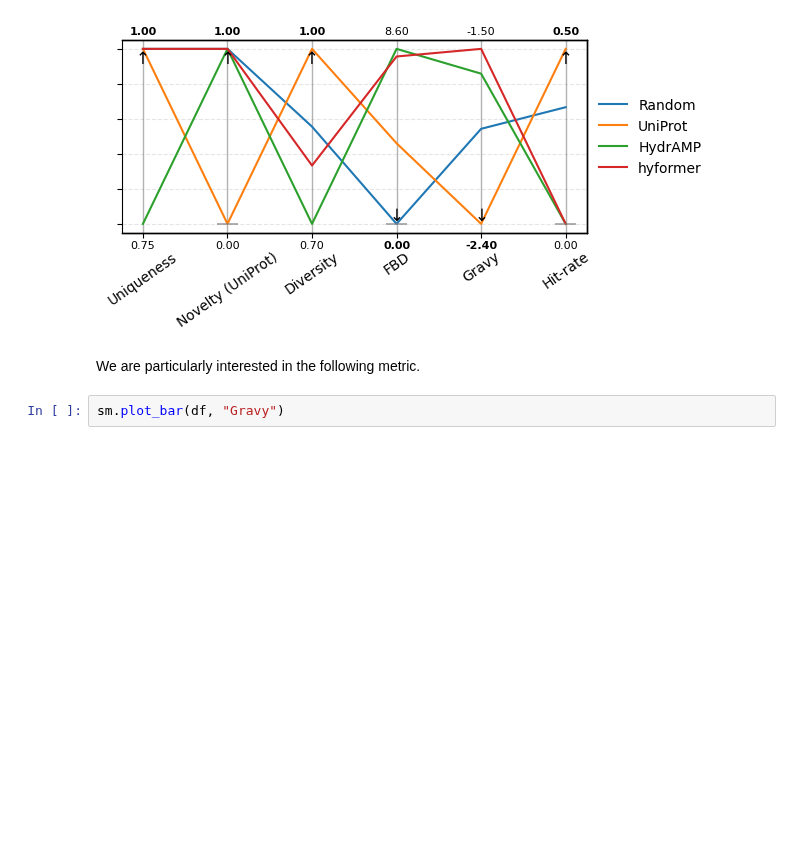
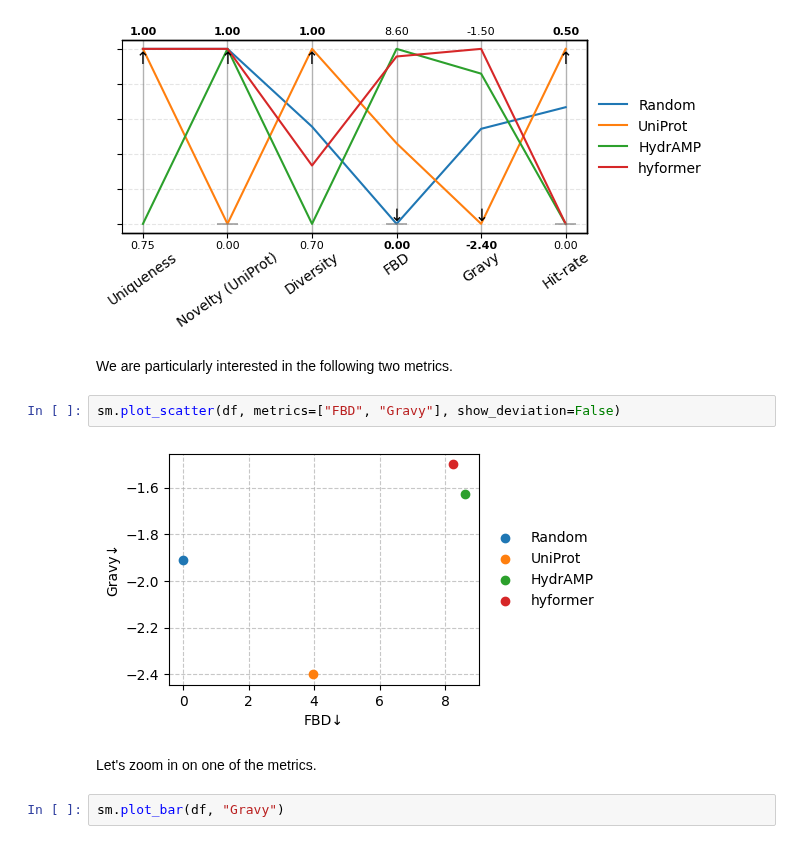
Before and after one commit to szczurek-lab/seqme, a Jupyter notebook: docs/tutorials/getting_started.ipynb, the cells around one changed output. Cells and saved outputs as stored; diff of their text form; blank space fills up the shorter version.

```diff
--- a/docs/tutorials/getting_started.ipynb
+++ b/docs/tutorials/getting_started.ipynb
@@ -86,7 +86,13 @@ sm.plot_parallel(df, arrow_size=12, x_ticks_fontsize=10, x_ticks_rotation=35, fi
 # %% [output]
 [figure]
 # %% [markdown]
-We are particularly interested in the following metric.
+We are particularly interested in the following two metrics.
+# %%
+sm.plot_scatter(df, metrics=["FBD", "Gravy"], show_deviation=False)
+# %% [output]
+[figure, added]
+# %% [markdown]
+Let's zoom in on one of the metrics.
 # %%
 sm.plot_bar(df, "Gravy")
 # %% [output]
```
Also changed, not shown: parts of 2 cells of this notebook, 7 other files.
